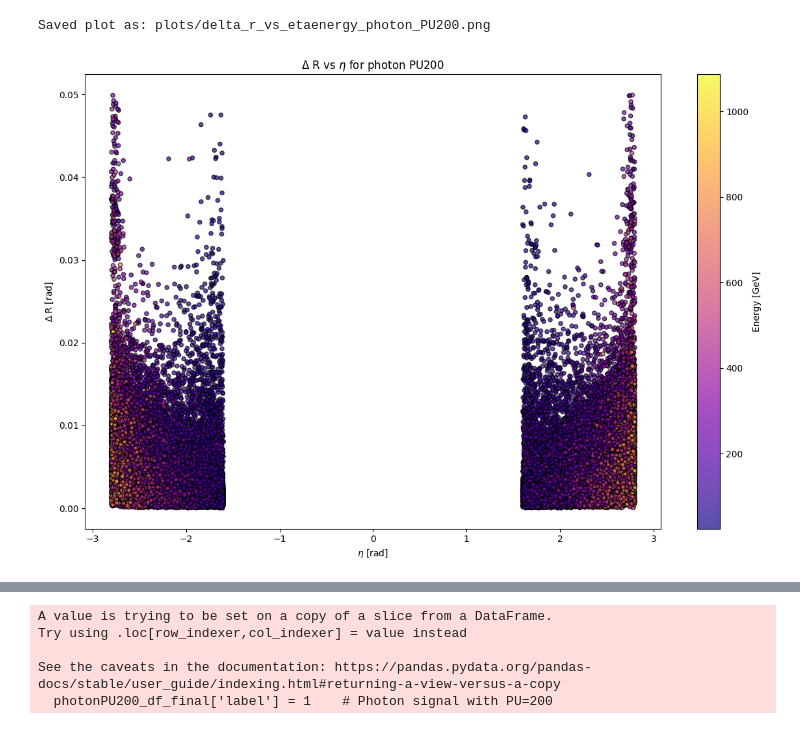
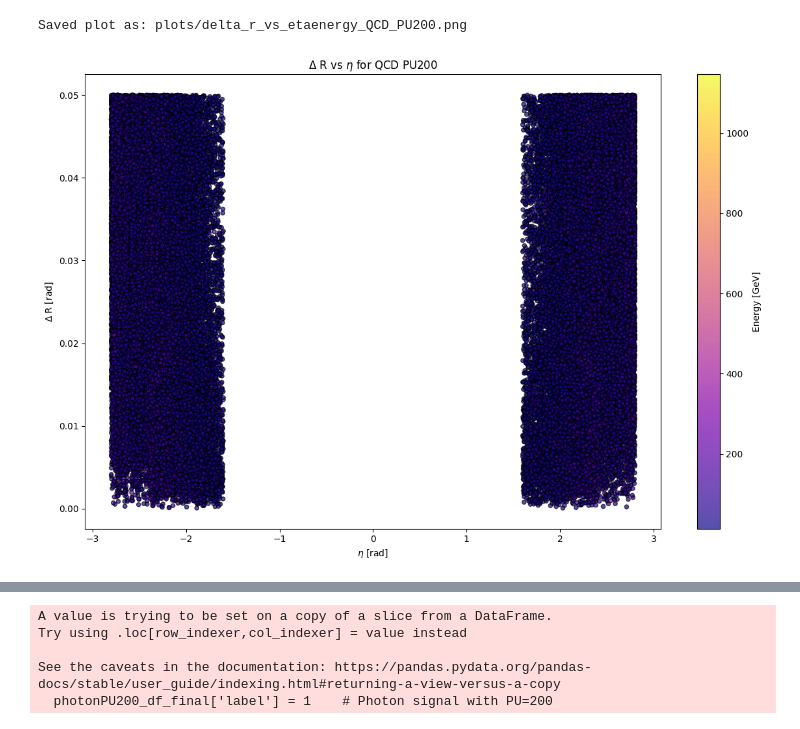
Before and after one commit to tdebnath16/shower_shape_studies, a Jupyter notebook: showershapestudies.ipynb, the cells around one changed output, grey strips where cells are left out. Cells and saved outputs as stored; diff of their text form; code cells hidden in the pictures.

```diff
--- a/showershapestudies.ipynb
+++ b/showershapestudies.ipynb
@@ -146,8 +178,8 @@ Saved plot as: plots/delta_r_vs_etaenergy_photon_PU0.png
-# %%
-plot_delta_r_3d_two_dfs(photonPU200_df_filtered, 'photon PU200', colors=('blue', 'red'))
-# %% [output]
-Saved plot as: plots/delta_r_vs_etaenergy_photon_PU200.png
-[figure, removed]
+# %%
+plot_delta_r_3d_two_dfs(qcdPU200_df_filtered, 'QCD PU200', colors=('blue', 'red'))
+# %% [output]
+Saved plot as: plots/delta_r_vs_etaenergy_QCD_PU200.png
+[figure, added]
 # %%
 def plot_histograms(df_photon_pu200, df_neutrino_pu200, variables, num_bins=40, int_num_bins=10, cl3d_pt_range=(20, 30), figsize=(8, 4)):
     df_photon_pu200_filtered = df_photon_pu200[(df_photon_pu200['cl3d_pt'] >= cl3d_pt_range[0]) & (df_photon_pu200['cl3d_pt'] <= cl3d_pt_range[1])]
```
Also changed, not shown: parts of 15 cells of this notebook, 11 other files.
